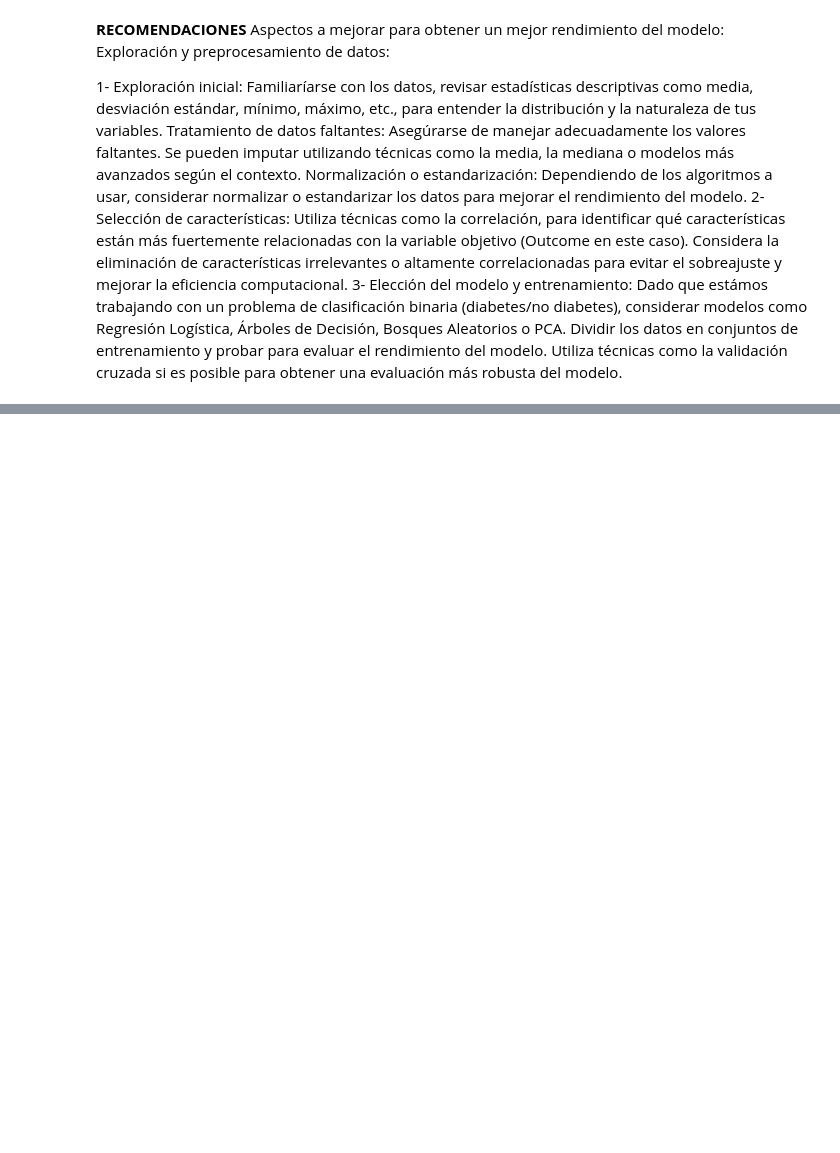
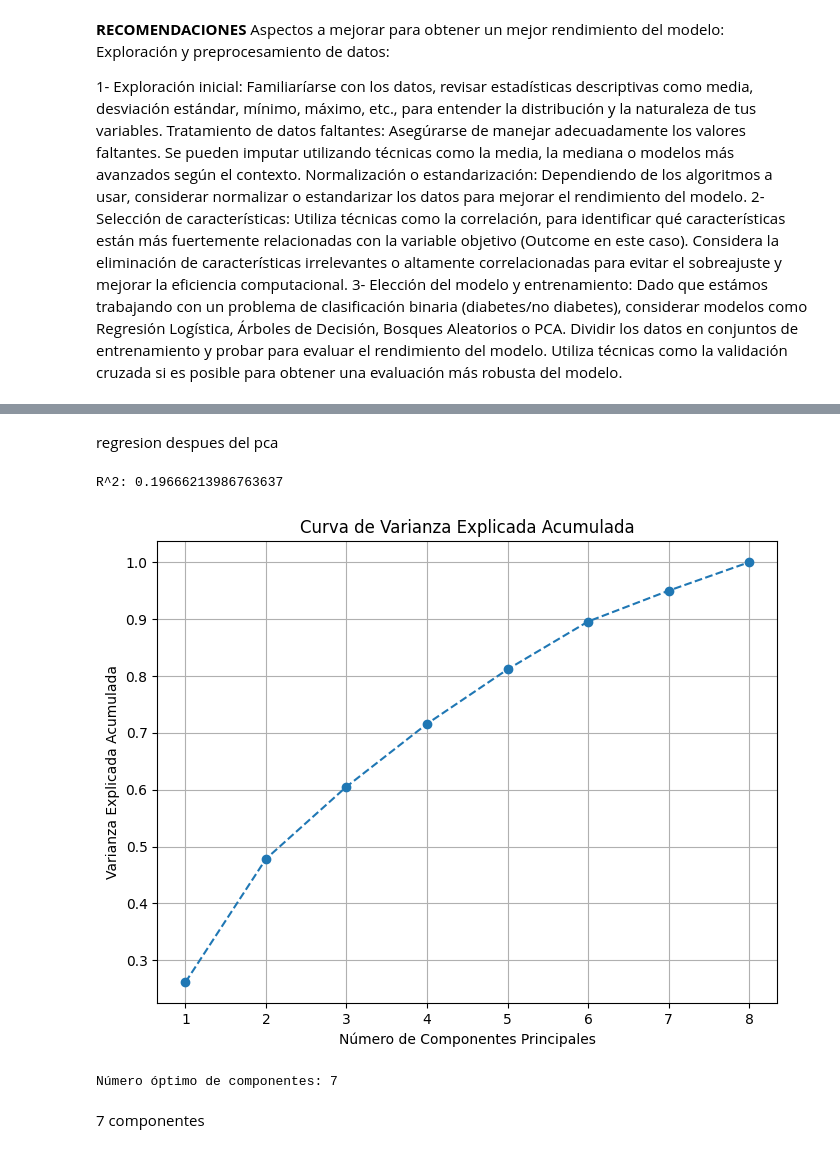
Before and after one commit to paulotolosa/prueba_II_coderhouse, a Jupyter notebook: Proyecto_ParteIII_Tolosa.ipynb, the cells around one changed output, grey strips where cells are left out. Saved outputs shown, nothing was run; the diff lists cells and outputs as text; code cells hidden in the pictures; blank space fills up the shorter version.

```diff
--- a/Proyecto_ParteIII_Tolosa.ipynb
+++ b/Proyecto_ParteIII_Tolosa.ipynb
@@ -737,0 +768,75 @@ Dividir los datos en conjuntos de entrenamiento y probar para evaluar el rendimi
+# %% [markdown]
+regresion despues del pca
+# %%
+from sklearn.preprocessing import StandardScaler
+from sklearn.decomposition import PCA
+from sklearn.model_selection import train_test_split
+from sklearn.linear_model import LinearRegression
+from sklearn.metrics import r2_score
+
+# Separar las características del objetivo
+X = df.drop('Outcome', axis=1)
+y = df['Outcome']
+
+# Escalar los datos
+scaler = StandardScaler()
+X_scaled = scaler.fit_transform(X)
+
+# Aplicar PCA
+pca = PCA(n_components=2)  # Reducir a 2 componentes principales
+X_pca = pca.fit_transform(X_scaled)
+
+# Dividir los datos en conjunto de entrenamiento y prueba
+X_train, X_test, y_train, y_test = train_test_split(X_pca, y, test_size=0.3, random_state=42)
+
+# Entrenar el modelo de regresión
+model = LinearRegression()
+model.fit(X_train, y_train)
+
+# Hacer predicciones
+y_pred = model.predict(X_test)
+
+# Calcular el R^2
+r2 = r2_score(y_test, y_pred)
+
+print(f'R^2: {r2}')
+# %% [output]
+R^2: 0.19666213986763637
+# %%
+import numpy as np
+import matplotlib.pyplot as plt
+from sklearn.decomposition import PCA
+
+
+# Separar las características del objetivo
+X = df.drop('Outcome', axis=1)
+y = df['Outcome']
+
+# Escalar los datos
+scaler = StandardScaler()
+X_scaled = scaler.fit_transform(X)
+
+# Aplicar PCA con todas las componentes
+pca = PCA()
+X_pca = pca.fit_transform(X_scaled)
+
+# Variabilidad explicada acumulada
+explained_variance = np.cumsum(pca.explained_variance_ratio_)
+
+# Graficar la variabilidad explicada acumulada
+plt.figure(figsize=(8, 6))
+plt.plot(range(1, len(explained_variance) + 1), explained_variance, marker='o', linestyle='--')
+plt.xlabel('Número de Componentes Principales')
+plt.ylabel('Varianza Explicada Acumulada')
+plt.title('Curva de Varianza Explicada Acumulada')
+plt.grid()
+plt.show()
+
+# Seleccionar el número óptimo de componentes
+n_components = np.argmax(explained_variance >= 0.90) + 1  # Por ejemplo, seleccionar el número de componentes que expliquen al menos el 90% de la varianza
+print(f'Número óptimo de componentes: {n_components}')
+# %% [output]
+[figure, added]
+Número óptimo de componentes: 7
+# %% [markdown]
+7 componentes
```
Also changed, not shown: parts of 4 cells of this notebook.
